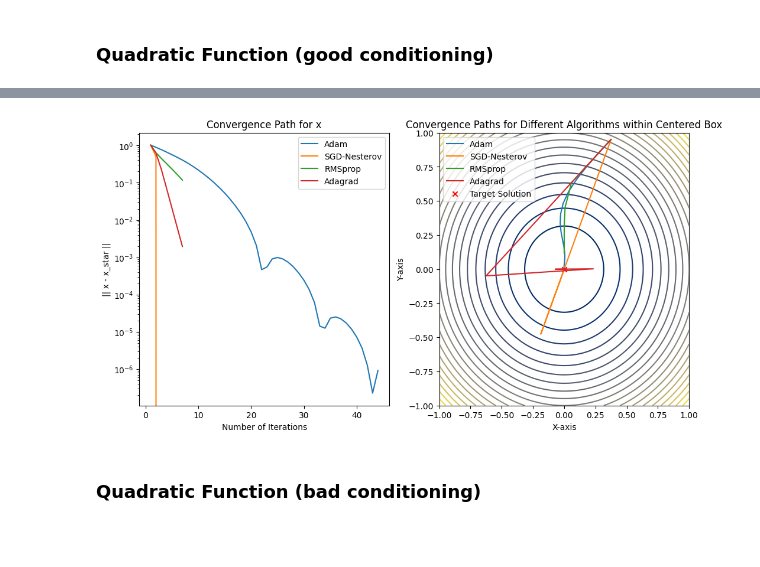
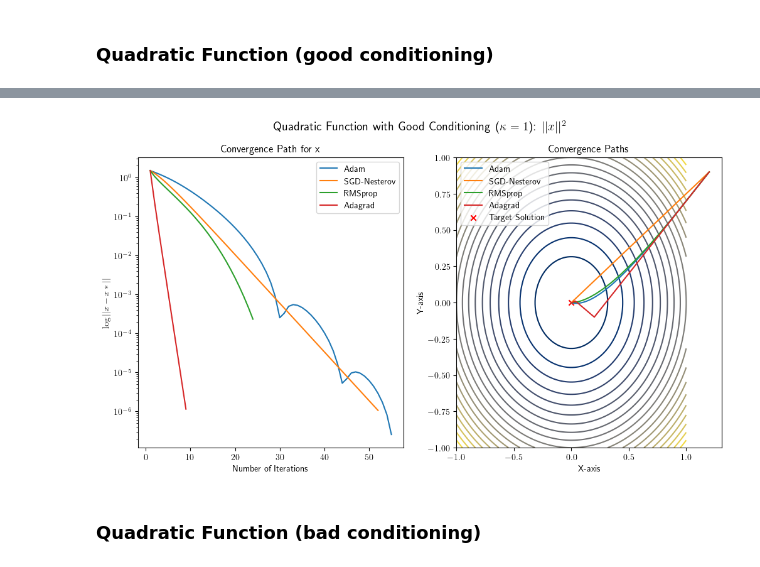
Before and after one commit to JulesBrable/AdvancedML, a Jupyter notebook: notebooks/algorithms.ipynb, the cells around one changed output, grey strips where cells are left out. Saved outputs shown, nothing was run; the diff lists cells and outputs as text; code cells hidden in the pictures; blank space fills up the shorter version.

```diff
--- a/notebooks/algorithms.ipynb
+++ b/notebooks/algorithms.ipynb
@@ -311,8 +311,20 @@ sol_quad1, val_quad1 = optimize_worklow(
-# %%
-# Plot convergence paths for different algorithms within a box
-plot_multiple_convergence_paths(sol_quad1, quadratic_good, x_star, box_scale=1)
-# %% [output]
-[figure, removed]
+# %%
+plt.rcParams['text.usetex'] = True
+# %%
+optimizers_config = {
+    "Adam": (AdamOptimizer, {"lr": 1e-1, "beta1": 0.55, "beta2": 0.999}),
+    "SGD-Nesterov": (optim.SGD, {"lr": 1e-1, "nesterov": True, "momentum": 0.5, "dampening": 0}),
+    "RMSprop": (optim.RMSprop, {"lr": 1e-1, "alpha": 0.9}),
+    "Adagrad": (optim.Adagrad, {"lr": 1e-0, "lr_decay": 0.}),
+}
+sol_quad1, values = optimize_with_multiple_optimizers(x_init=[1.2, 0.9], loss_fn=quadratic_good, loss_grad=quadratic_good_grad,
+                                                      optimizers_config=optimizers_config, max_iter=1000, tol_grad=1e-6)
+
+# Plot convergence paths for different algorithms within a box
+title = "Quadratic Function with Good Conditioning ($\kappa = 1$): $|| x ||^2$"
+plot_multiple_convergence_paths(sol_quad1, quadratic_good, x_star, box_scale=1, title=title)
+# %% [output]
+[figure, added]
 # %% [markdown]
 ### Quadratic Function (bad conditioning)
 # %%
```
Also changed, not shown: parts of 23 cells of this notebook, 6 other files.
